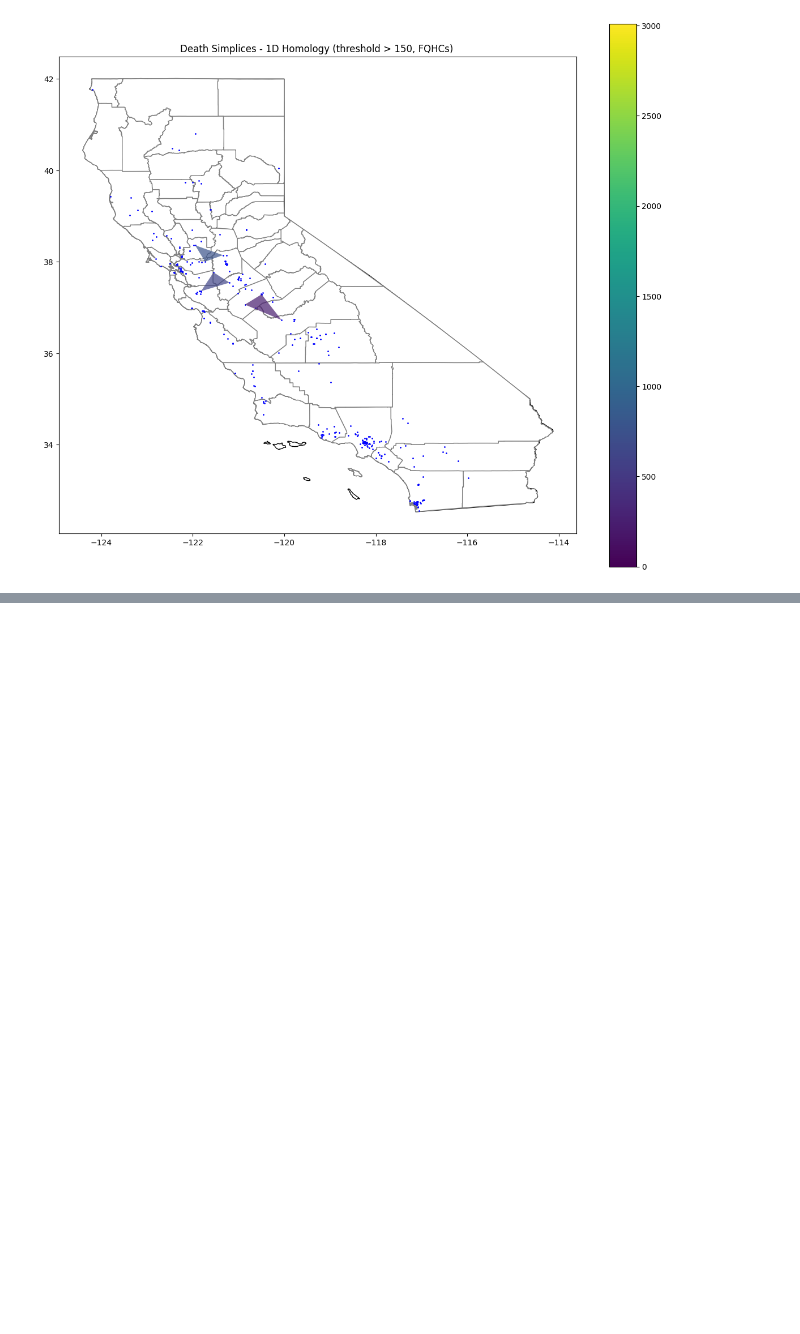
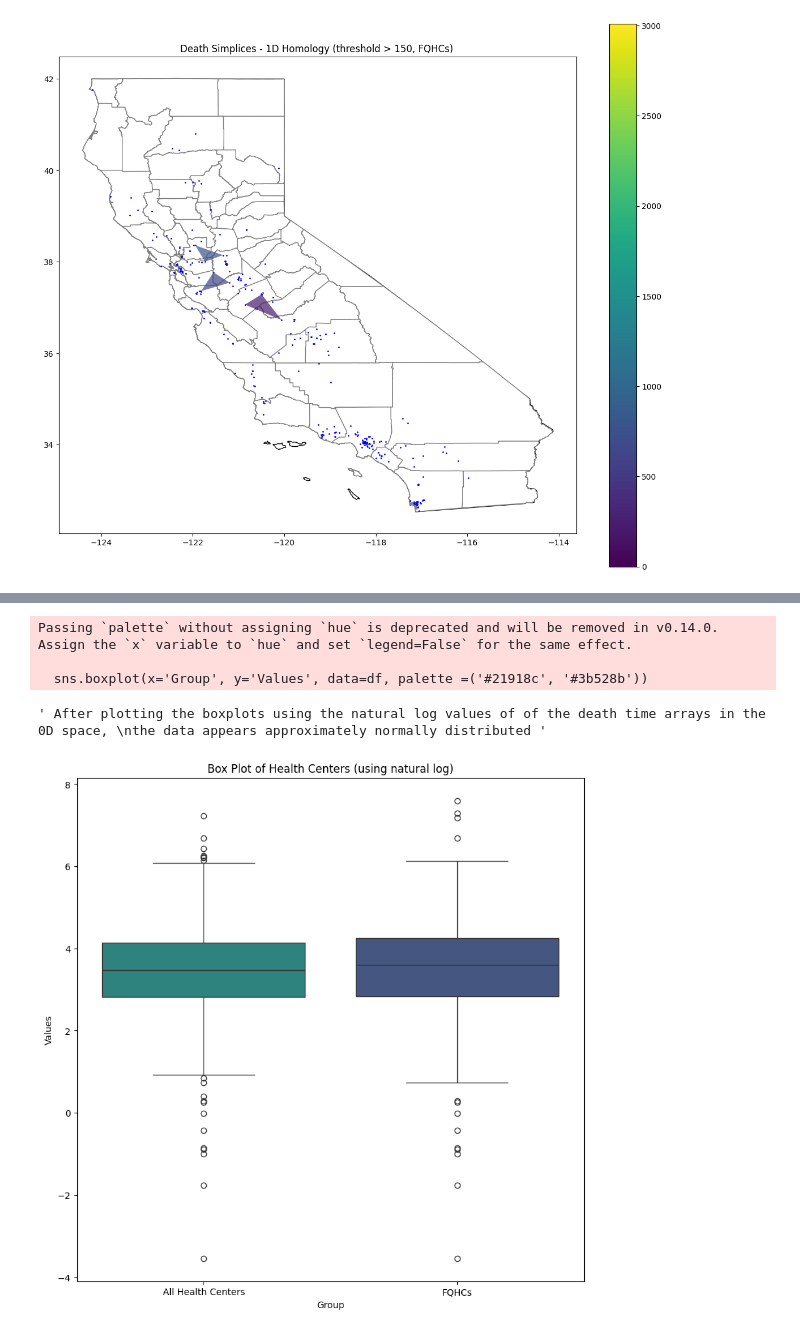
Before and after one commit to deniseg20/MSRIUP_TDA_Healthcare_Accessibility, a Jupyter notebook: persistent_homology/pd_computations/ph_computations_unweighted.ipynb, the cells around one changed output, grey strips where cells are left out. Saved outputs shown, nothing was run; the diff lists cells and outputs as text; code cells hidden in the pictures; blank space fills up the shorter version.

```diff
--- a/persistent_homology/pd_computations/ph_computations_unweighted.ipynb
+++ b/persistent_homology/pd_computations/ph_computations_unweighted.ipynb
@@ -756,0 +740,21 @@ sns.boxplot(x='Group', y='Values', data=df)
+# %%
+# plotting the log of the arrays
+death_all_log = np.log(death_all)
+death_fqhc_log = np.log(death_fqhc)
+df = pd.DataFrame({
+    'Values': np.concatenate([death_all_log, death_fqhc_log]),
+    'Group': ['All Health Centers'] * len(death_all) + ['FQHCs'] * len(death_fqhc)
+})
+
+# Plotting the combined boxplot
+sns.boxplot(x='Group', y='Values', data=df, palette =('#21918c', '#3b528b'))
+plt.title("Box Plot of Health Centers (using natural log)")
+
+""" After plotting the boxplots using the natural log values of of the death time arrays in the 0D space,
+the data appears approximately normally distributed """
+# %% [output]
+Passing `palette` without assigning `hue` is deprecated and will be removed in v0.14.0. Assign the `x` variable to `hue` and set `legend=False` for the same effect.
+
+  sns.boxplot(x='Group', y='Values', data=df, palette =('#21918c', '#3b528b'))
+' After plotting the boxplots using the natural log values of of the death time arrays in the 0D space, \nthe data appears approximately normally distributed '
+[figure, added]
```
Also changed, not shown: parts of 17 cells of this notebook, 1 other file.
